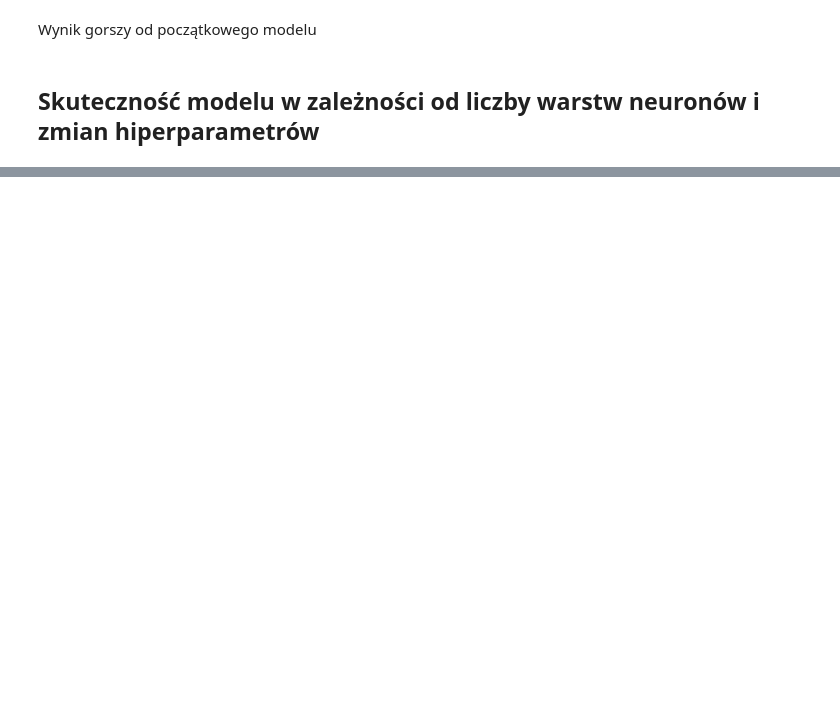
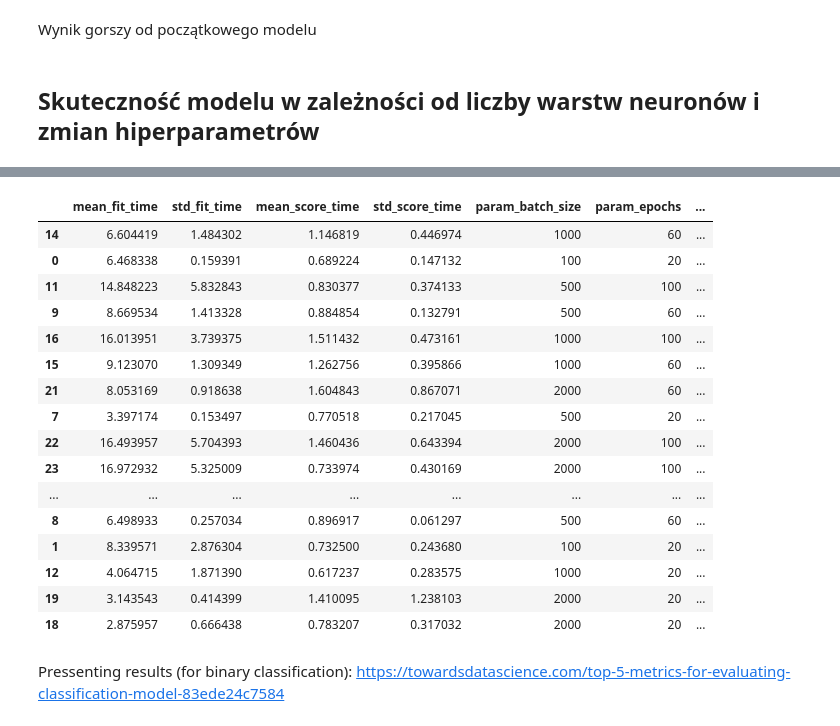
Before and after one commit to sebastiansukiennik01/NeuralNetworksProject, a Jupyter notebook: neuralNetworks.ipynb, the cells around one changed output, grey strips where cells are left out. Cells and saved outputs as stored; diff of their text form; code cells hidden in the pictures; blank space fills up the shorter version.

```diff
--- a/neuralNetworks.ipynb
+++ b/neuralNetworks.ipynb
@@ -73,6 +73,7 @@ plt.show()
 Zamiana kolumny rated z Boolen na zero-jedynkową i zakodowanie wartości kategorycznych
 # %%
 chess.loc[:, 'rated'] = chess.loc[:, 'rated']*1
+yRaw = chess.loc[:, 'winner']
 temp = pd.get_dummies(chess.loc[:, ['increment_code', 'winner', 'opening_eco']])
 chess.drop(columns=['increment_code', 'winner', 'opening_eco'], inplace=True)
 chess = pd.concat([chess, temp], axis=1)
@@ -242,0 +248,4 @@ from sklearn.metrics import accuracy_score, precision_score, recall_score
+# %%
+X = chess.drop(columns=['winner_black',	'winner_draw', 'winner_white'])
+y = yRaw.replace({"white": 0, "black": 1, "draw": 2})
+X_train, X_test, y_train, y_test = train_test_split(X, y, test_size=0.2)
@@ -243,17 +256,20 @@ from sklearn.metrics import accuracy_score, precision_score, recall_score
 # %%
-model = Sequential()
-model.add(Dense(units=16, input_dim=634, activation='relu'))
-model.add(Dense(units=32, activation='relu'))
-model.add(Dense(units=3, activation='softmax'))
-model.compile(loss='categorical_crossentropy', optimizer=keras.optimizers.Adam(), metrics=['categorical_accuracy'])
+def build_clf(unit):
+    model = Sequential()
+    model.add(Dense(units=unit, input_dim=634, activation='relu'))
+    model.add(Dense(units=unit, activation='relu'))
+    model.add(Dense(units=3, activation='softmax'))
+    model.compile(loss=keras.losses.SparseCategoricalCrossentropy(), optimizer=keras.optimizers.Adam(), metrics=['accuracy'])
+    return model
 # %%
-params= {"epochs": range(10, 100, 20), "batch_size": [100, 200, 500, 1000, 2000]}
-scorers = {
-        'precision_score': make_scorer(precision_score),
-        'recall_score': make_scorer(recall_score),
-        'accuracy_score': make_scorer(accuracy_score)
-        }
-grid = GridSearchCV(estimator=model, param_grid=params, n_jobs=-1, scoring=scorers, refit="precision_score")
+model = KerasClassifier(build_fn=build_clf)
+
+params= {"epochs": list(range(20, 120, 40)),
+        "batch_size": [100, 500, 1000, 2000],
+        "unit": [8, 16]}
+# f1 = make_scorer(accuracy_score)
+
+grid = GridSearchCV(estimator=model, param_grid=params, n_jobs=-1)
 # %%
 grid_result = grid.fit(X_train, y_train)
 # %% [output]
@@ -260,0 +392,22 @@ TypeError: Cannot clone object '<keras.engine.sequential.Sequential object at 0x
+# %%
+pd.DataFrame(grid_result.cv_results_).sort_values(by="rank_test_score")
+# %% [output]
+|  | mean_fit_time | std_fit_time | mean_score_time | std_score_time | param_batch_size | param_epochs | ... |
+| 14 | 6.604419 | 1.484302 | 1.146819 | 0.446974 | 1000 | 60 | ... |
+| 0 | 6.468338 | 0.159391 | 0.689224 | 0.147132 | 100 | 20 | ... |
+| 11 | 14.848223 | 5.832843 | 0.830377 | 0.374133 | 500 | 100 | ... |
+| 9 | 8.669534 | 1.413328 | 0.884854 | 0.132791 | 500 | 60 | ... |
+| 16 | 16.013951 | 3.739375 | 1.511432 | 0.473161 | 1000 | 100 | ... |
+| 15 | 9.123070 | 1.309349 | 1.262756 | 0.395866 | 1000 | 60 | ... |
+| 21 | 8.053169 | 0.918638 | 1.604843 | 0.867071 | 2000 | 60 | ... |
+| 7 | 3.397174 | 0.153497 | 0.770518 | 0.217045 | 500 | 20 | ... |
+| 22 | 16.493957 | 5.704393 | 1.460436 | 0.643394 | 2000 | 100 | ... |
+| 23 | 16.972932 | 5.325009 | 0.733974 | 0.430169 | 2000 | 100 | ... |
+| ... | ... | ... | ... | ... | ... | ... | ... |
+| 8 | 6.498933 | 0.257034 | 0.896917 | 0.061297 | 500 | 60 | ... |
+| 1 | 8.339571 | 2.876304 | 0.732500 | 0.243680 | 100 | 20 | ... |
+| 12 | 4.064715 | 1.871390 | 0.617237 | 0.283575 | 1000 | 20 | ... |
+| 19 | 3.143543 | 0.414399 | 1.410095 | 1.238103 | 2000 | 20 | ... |
+| 18 | 2.875957 | 0.666438 | 0.783207 | 0.317032 | 2000 | 20 | ... |
+# %% [markdown]
+Pressenting results (for binary classification): https://towardsdatascience.com/top-5-metrics-for-evaluating-classification-model-83ede24c7584
```
Also changed, not shown: parts of 11 cells of this notebook.
